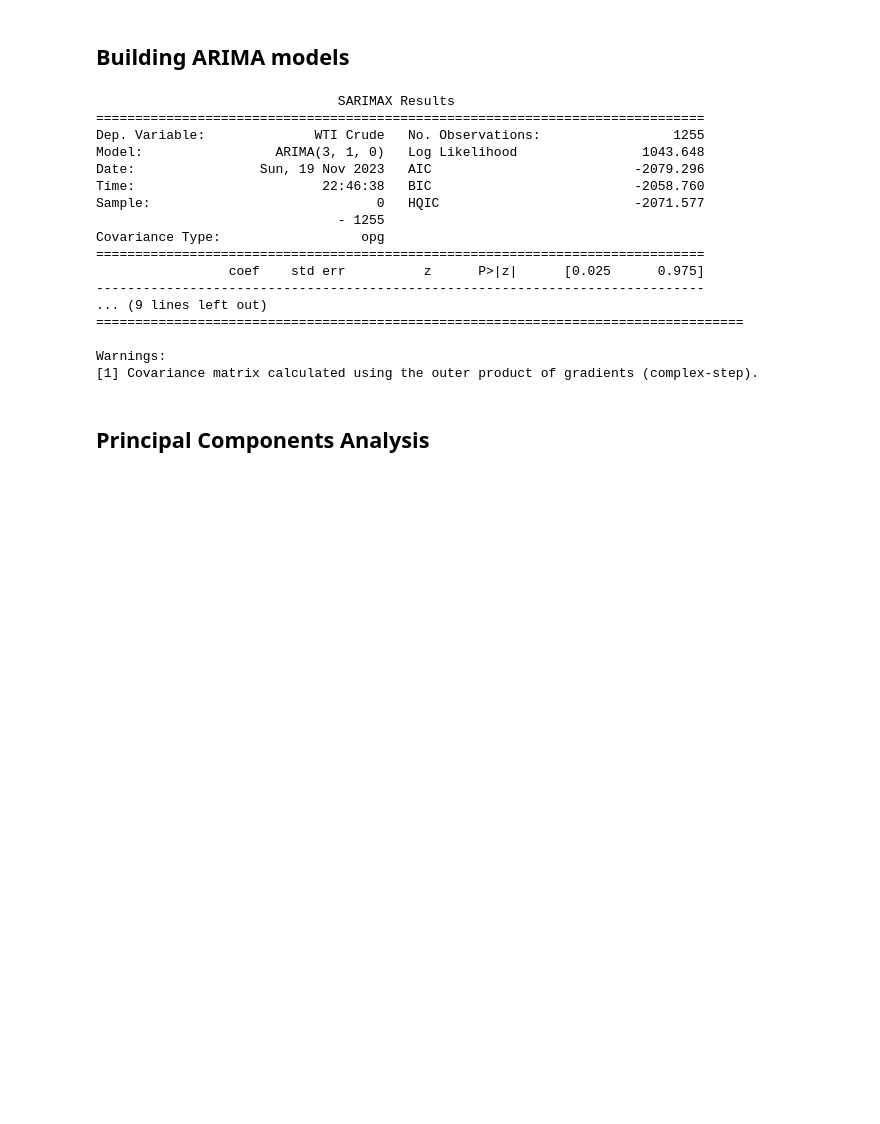
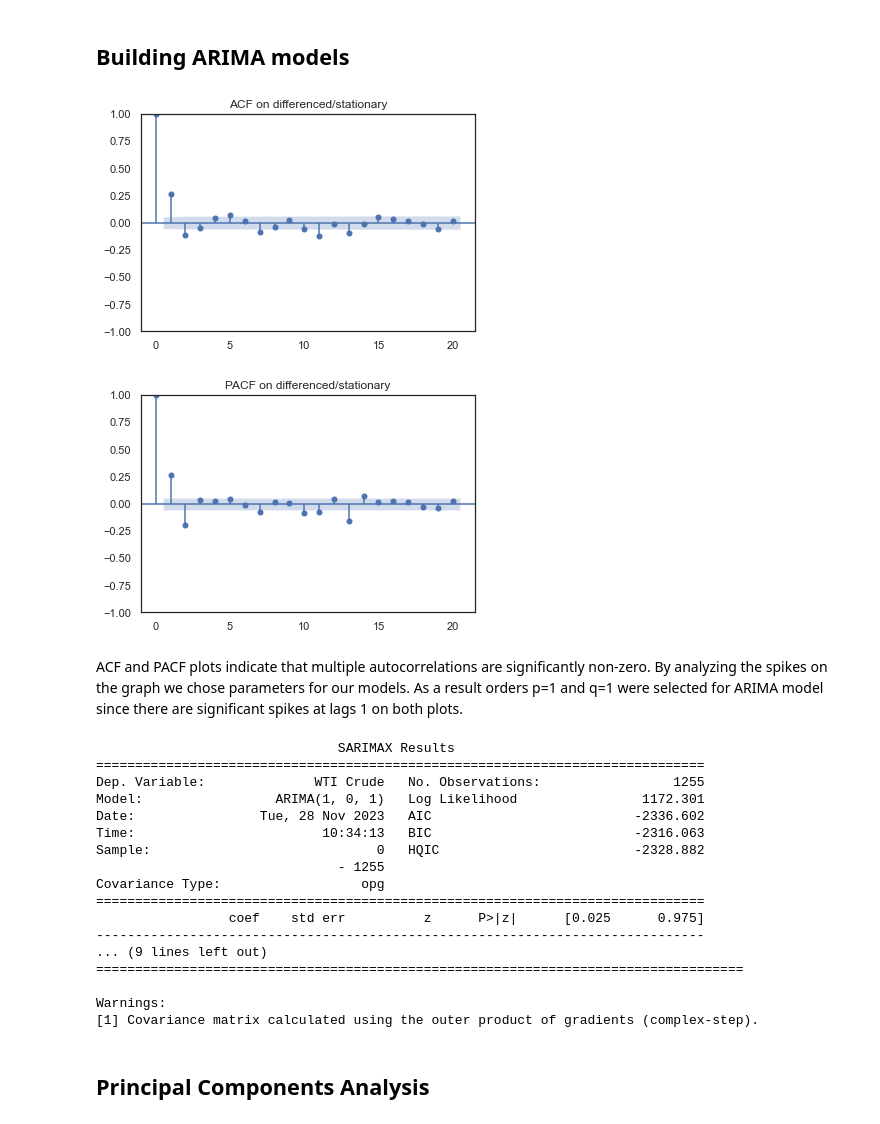
Before and after one commit to timdanilov/capstone-project, a Jupyter notebook: capstone.ipynb, the cells around one changed output. Cells and saved outputs as stored; diff of their text form; code cells hidden in the pictures; blank space fills up the shorter version.

Commit message:
acf pacf

```diff
--- a/capstone.ipynb
+++ b/capstone.ipynb
@@ -275,18 +279,29 @@ plt.show()
 [figure]
 # %% [markdown]
 ## Building ARIMA models
+# %%
+# Plotting ACF and PACF functions
+plot_acf(wti_returns_df['WTI Crude'], lags=20,  title='ACF on differenced/stationary')
+plot_pacf(wti_returns_df['WTI Crude'], lags=20,  method='ols', title='PACF on differenced/stationary')
+
+plt.show()
+# %% [output]
+[figure, added]
+[figure, added]
+# %% [markdown]
+ACF and PACF plots indicate that multiple autocorrelations are significantly non-zero. By analyzing the spikes on the graph we chose parameters for our models. As a result orders p=1 and q=1 were selected for ARIMA model since there are significant spikes at lags 1 on both plots.
 # %%
-model = ARIMA(wti_returns_df['WTI Crude'], order=(3,1,0))
+model = ARIMA(wti_returns_df['WTI Crude'], order=(1,0,1))
 model_fit = model.fit()
 print(model_fit.summary())
 # %% [output]
                                SARIMAX Results
 ==============================================================================
 Dep. Variable:              WTI Crude   No. Observations:                 1255
-Model:                 ARIMA(3, 1, 0)   Log Likelihood                1043.648
-Date:                Sun, 19 Nov 2023   AIC                          -2079.296
-Time:                        22:46:38   BIC                          -2058.760
-Sample:                             0   HQIC                         -2071.577
+Model:                 ARIMA(1, 0, 1)   Log Likelihood                1172.301
+Date:                Tue, 28 Nov 2023   AIC                          -2336.602
+Time:                        10:34:13   BIC                          -2316.063
+Sample:                             0   HQIC                         -2328.882
                                - 1255
 Covariance Type:                  opg
 ==============================================================================
```
Also changed, not shown: parts of 7 cells of this notebook, 1 other file.
